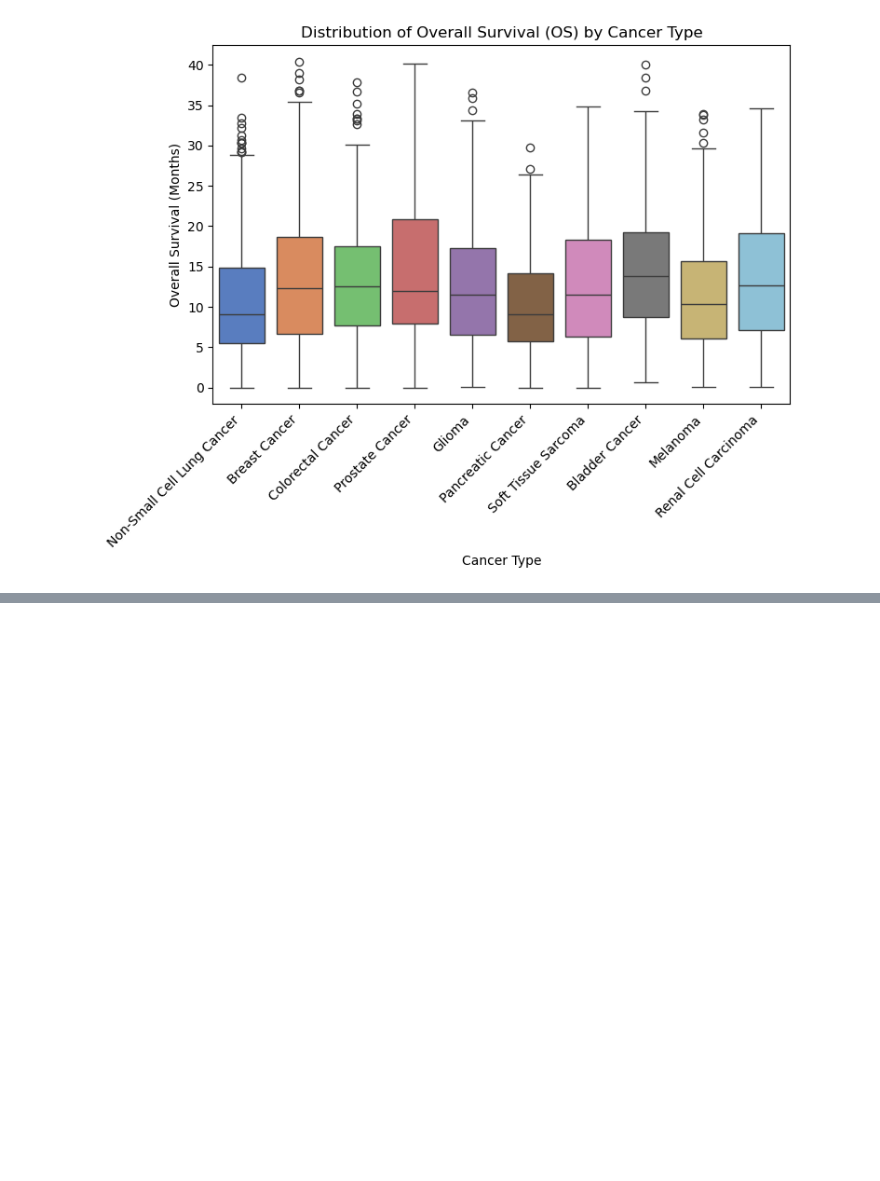
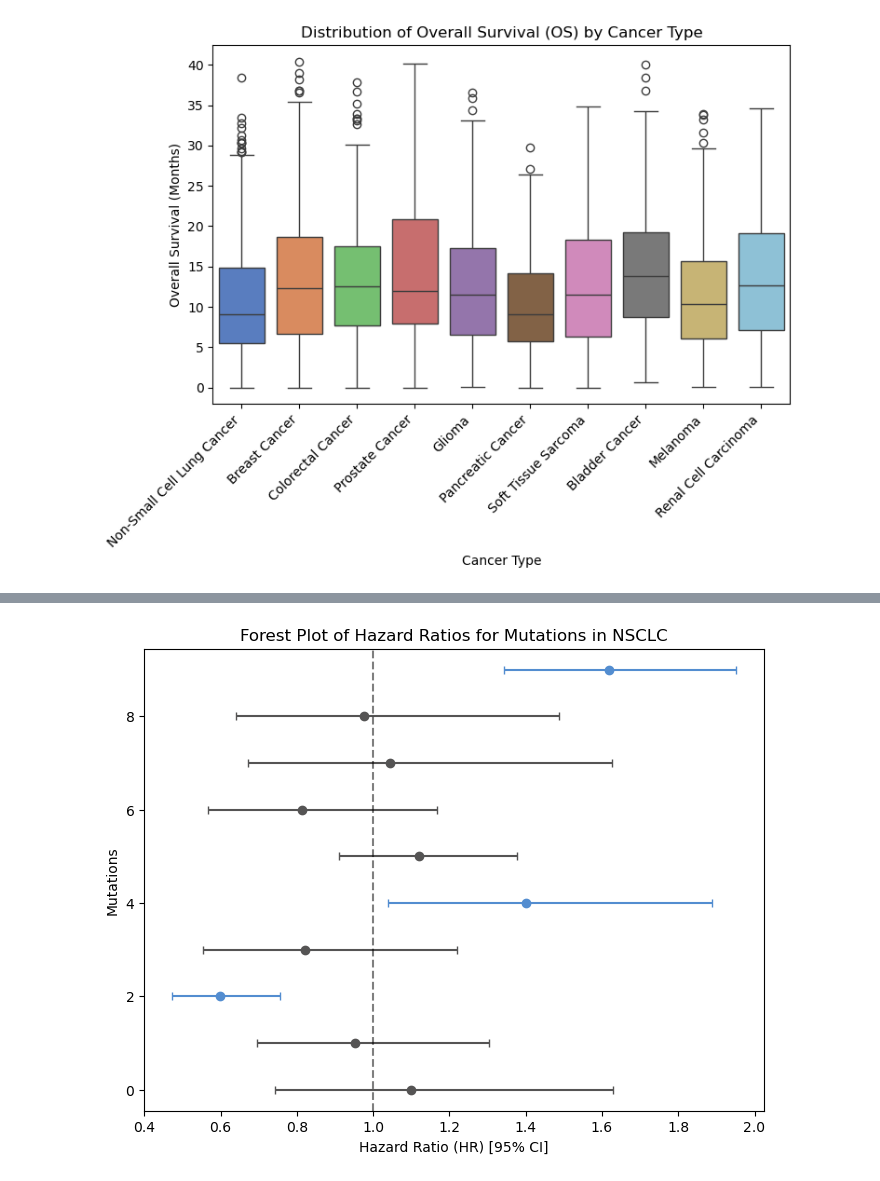
Before and after one commit to lindseyzh2/ehr-clinical-risk-model, a Jupyter notebook: eda.ipynb, the cells around one changed output, grey strips where cells are left out. Cells and saved outputs as stored; diff of their text form; code cells hidden in the pictures; blank space fills up the shorter version.

```diff
--- a/eda.ipynb
+++ b/eda.ipynb
@@ -230,0 +280,32 @@ ModuleNotFoundError: No module named 'lifelines'
+# %%
+import numpy as np
+import matplotlib.pyplot as plt
+
+plt.figure(figsize=(8, 6))
+
+summary = cph.summary.copy()
+y_pos = np.arange(len(summary))
+
+for i in range(len(summary)):
+    p_val = summary['p'].iloc[i]
+    is_sig = summary['p'].iloc[i] < 0.05
+
+    color = "#538dd0" if is_sig else "#555454"
+
+    plt.errorbar(
+        x = summary['exp(coef)'].iloc[i],
+        y = y_pos[i],
+        color = color,
+        xerr = [[summary['exp(coef)'].iloc[i] - summary['exp(coef) lower 95%'].iloc[i]],
+                [summary['exp(coef) upper 95%'].iloc[i] - summary['exp(coef)'].iloc[i]]],
+        fmt = 'o',
+        capsize = 3
+    )
+
+plt.axvline(1.0, color='black', linestyle='--', alpha=0.5)
+plt.xlabel("Hazard Ratio (HR) [95% CI]")
+plt.ylabel("Mutations")
+plt.title('Forest Plot of Hazard Ratios for Mutations in NSCLC')
+plt.show()
+# %% [output]
+[figure, added]
```
Also changed, not shown: parts of 10 cells of this notebook.
